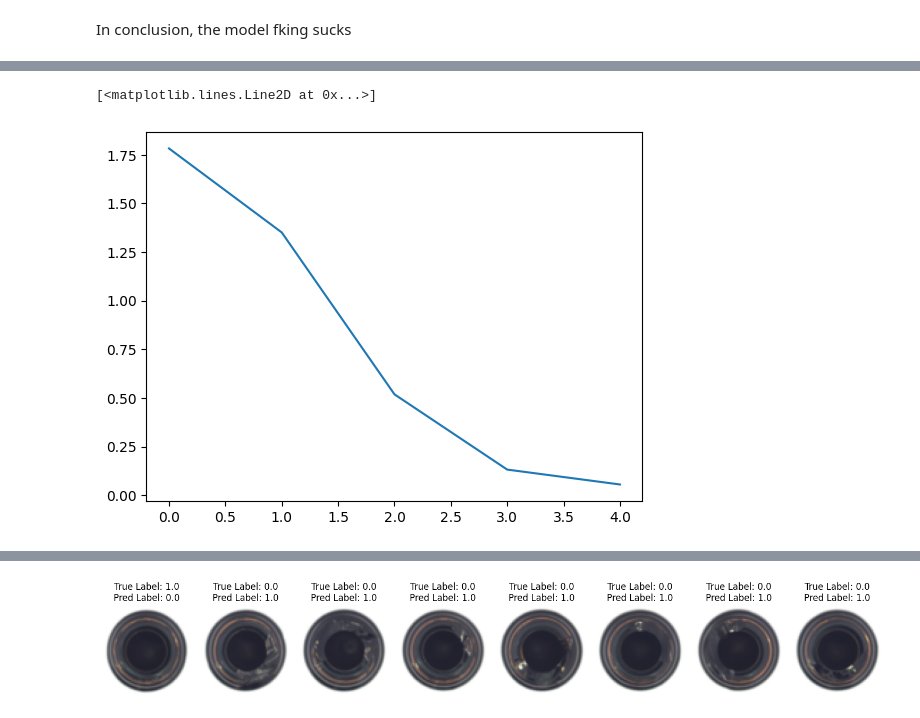
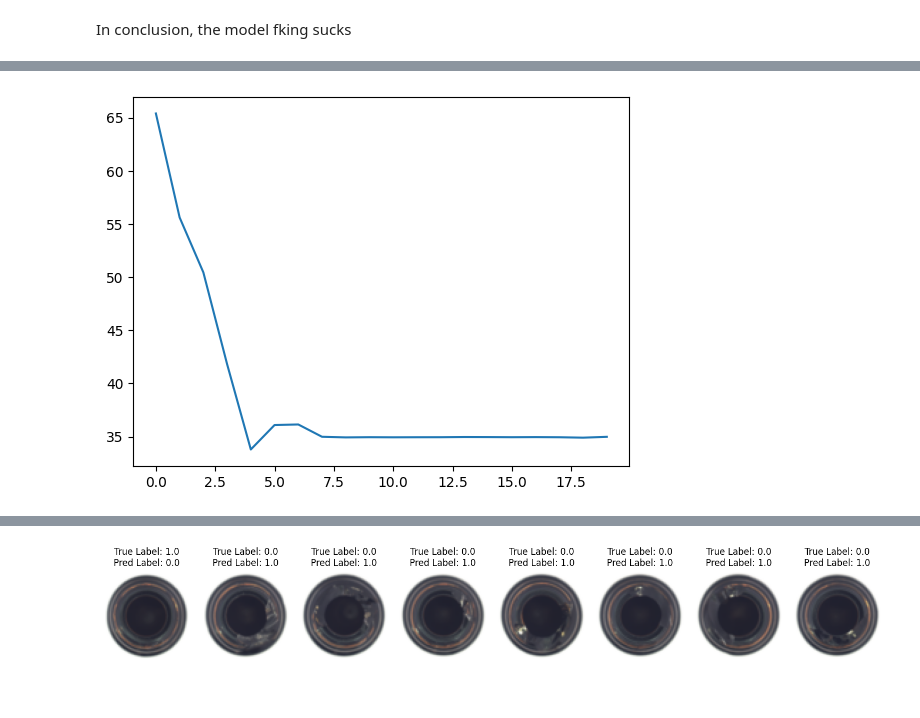
Before and after one commit to xZenshin/Anomaly-Detection, a Jupyter notebook: Anomaly_Detector_3000.ipynb, the cells around one changed output, grey strips where cells are left out. Drawn from its saved outputs; the diff is of its cells as text; code cells hidden in the pictures.

```diff
--- a/Anomaly_Detector_3000.ipynb
+++ b/Anomaly_Detector_3000.ipynb
@@ -141,12 +152,13 @@ path = "bottle/bottle/"
 
 
 transform = transforms.Compose([
-    transforms.Resize((64, 64)),
+    transforms.Resize((32, 32)),
     transforms.ToTensor(),
+    transforms.Normalize((0.5, 0.5, 0.5), (0.229, 0.224, 0.225))
 ])
 
 train_dataset = MVTecDataset(path, transform, is_train=True)
-train_loader = DataLoader(train_dataset, batch_size=16, shuffle=True)
+train_loader = DataLoader(train_dataset, batch_size=8, shuffle=True)
 
 test_dataset = MVTecDataset(path, transform, is_train=False)
-test_loader = DataLoader(test_dataset, batch_size=16, shuffle=False)
+test_loader = DataLoader(test_dataset, batch_size=8, shuffle=False)
@@ -153,37 +192,11 @@ test_loader = DataLoader(test_dataset, batch_size=16, shuffle=False)
 # %%
 
 device = torch.device("cuda" if torch.cuda.is_available() else "cpu")
-LR = 0.0001
+print(device)
+LR = 0.001
 ae = AutoEncoder().to(device)
 optimizer = optim.Adam(ae.parameters(), lr=LR)
 
-def train_autoencoder(model, train_loader, num_epochs, learning_rate=LR, device='cpu'):
-    model = model.to(device)
-    criterion = nn.MSELoss()
-    optimizer = optim.Adam(model.parameters(), lr=learning_rate)
-    losses = []
-    for epoch in range(num_epochs):
-        model.train()
-        total_loss = 0
-
-        #tqdm gives nice terminal display
-        for batch_data, _ in tqdm(train_loader, desc=f'Epoch {epoch+1}/{num_epochs}'):
-            data = batch_data.to(device)
-            reconstructed = model(data)
-
-            loss = criterion(reconstructed, data)
-
-            optimizer.zero_grad()
-            loss.backward()
-            optimizer.step()
-
-            total_loss += loss.item()
-
-        losses.append(total_loss)
-        avg_loss = total_loss / len(train_loader)
-        print(f'Epoch [{epoch+1}/{num_epochs}], Average Loss: {avg_loss:.6f}')
-    return losses
-
 losses = train_autoencoder(ae, train_loader, num_epochs=5, learning_rate=LR, device=device)
 plt.plot(losses)
 # %% [output]
@@ -424,6 +445,6 @@ class ConvAutoEncoder(nn.Module):
 # %%
 conv_ae = ConvAutoEncoder().to(device)
 
-conv_losses = train_autoencoder(conv_ae, train_loader, num_epochs=5, learning_rate=LR, device=device)
+conv_losses = train_autoencoder(conv_ae, train_loader, num_epochs=20, learning_rate=LR, device=device)
 plt.plot(conv_losses)
 # %% [output]
@@ -435,5 +452,4 @@ Epoch [5/5], Average Loss: 0.003953
-[<matplotlib.lines.Line2D at 0x...>]
-[figure, old version]
+[figure, new version]
 # %%
 conv_anomaly_treshold = get_anomaly_value(conv_ae, test_loader)
 print(f"Normal AE Threshold value = {anomaly_threshold}\nConvAE Threshold value    = {conv_anomaly_treshold}")
```
Also changed, not shown: parts of 12 cells of this notebook.
